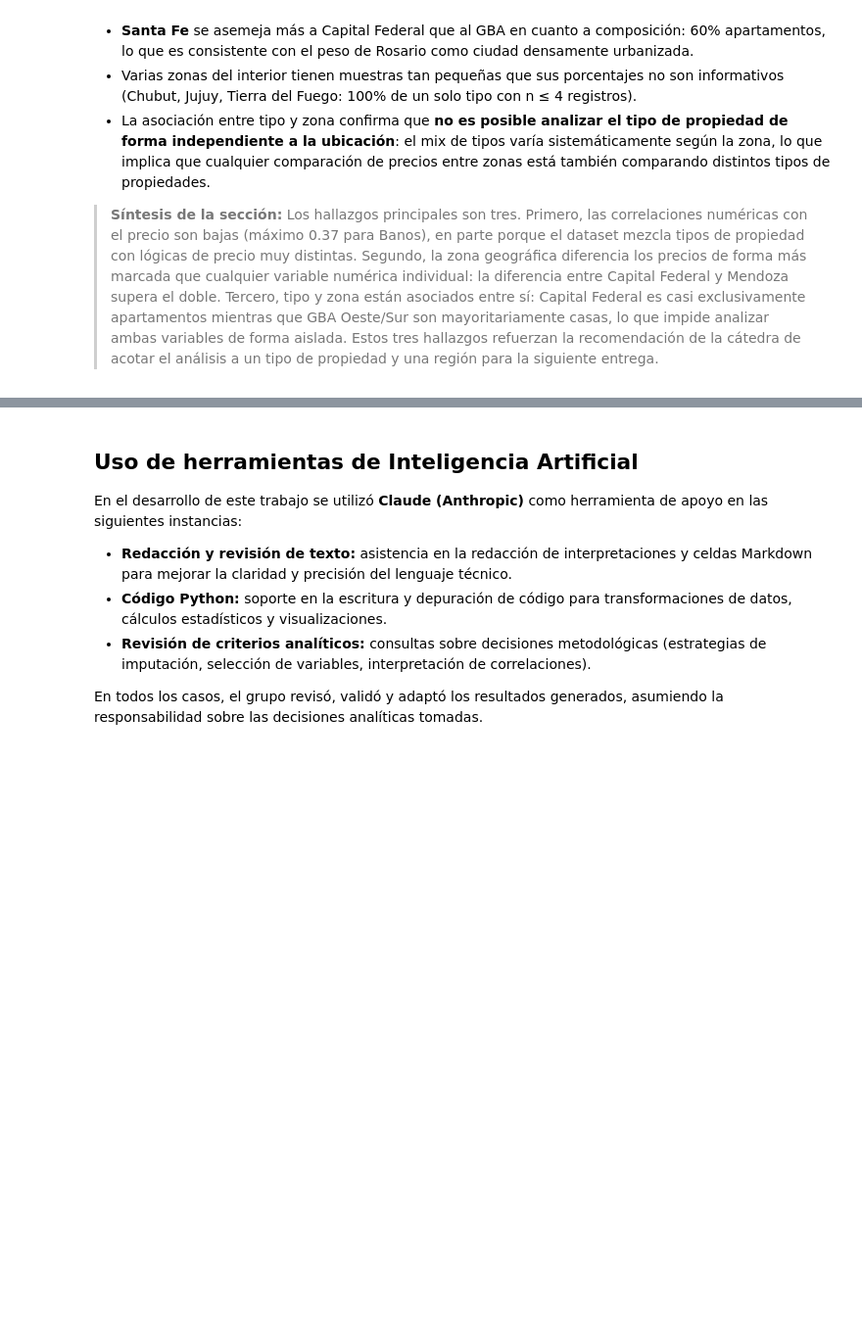
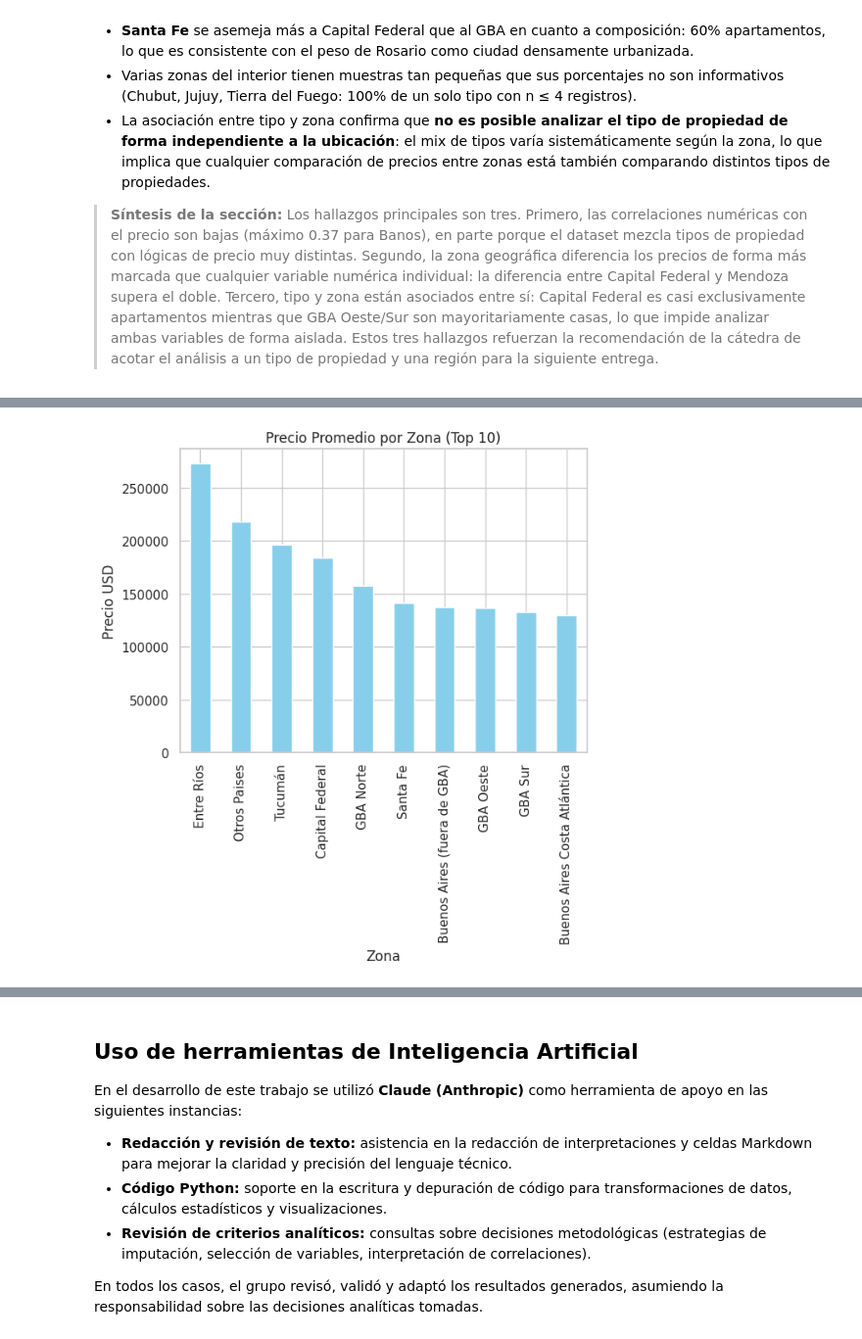
Before and after one commit to GomezMorales/TP_INTEGRADOR_CIENCIAS_DE_DATOS, a Jupyter notebook: TP_integrador_Ciencias_de_datos.ipynb, the cells around one changed output, grey strips where cells are left out. Shown at 98% size. Cells and saved outputs as stored; diff of their text form; code cells hidden in the pictures; blank space fills up the shorter version.

```diff
--- a/TP_integrador_Ciencias_de_datos.ipynb
+++ b/TP_integrador_Ciencias_de_datos.ipynb
@@ -1569,0 +1652,8 @@ Tabla de contingencia — porcentaje por zona (fila):
+# %%
+df_zona_precio = df.groupby('Zona')['calc_Precio_usd'].mean().sort_values(ascending=False).head(10)
+df_zona_precio.plot(kind='bar', color='skyblue')
+plt.title('Precio Promedio por Zona (Top 10)')
+plt.ylabel('Precio USD')
+plt.show()
+# %% [output]
+[figure, added]
```
Also changed, not shown: parts of 10 cells of this notebook.
